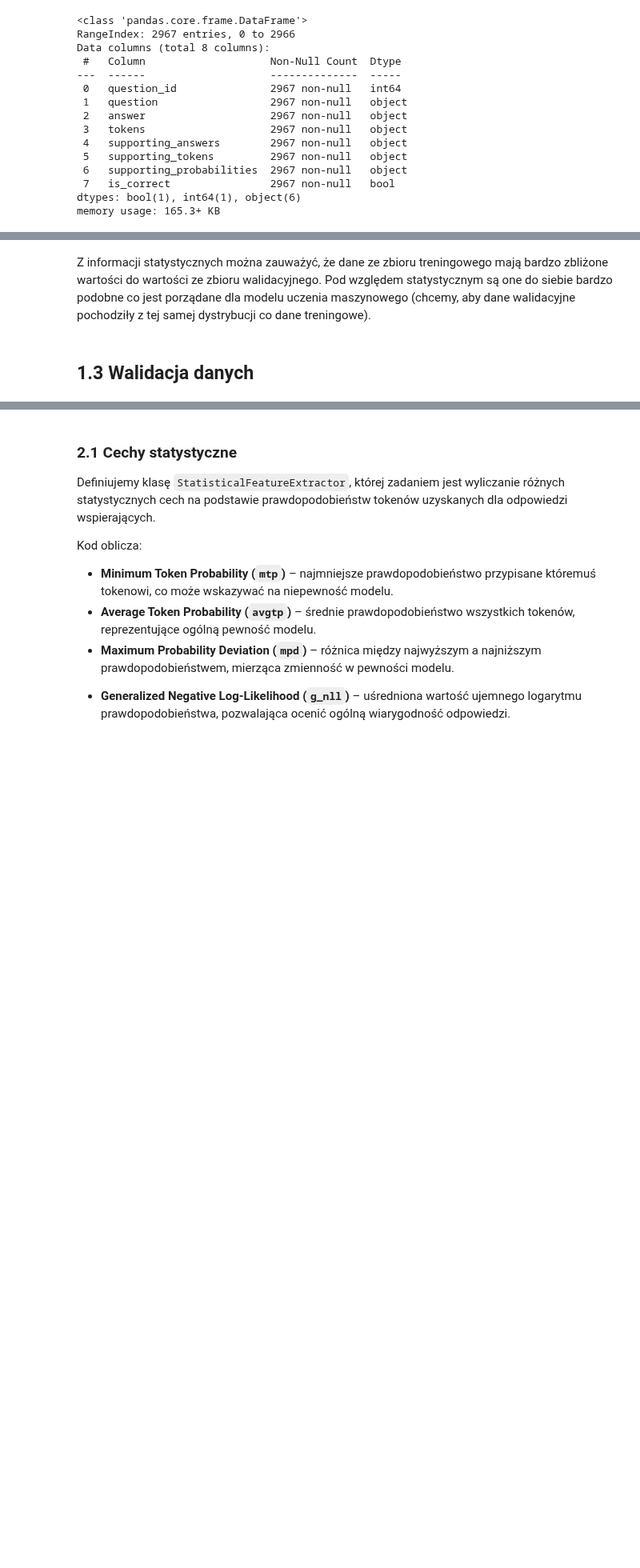
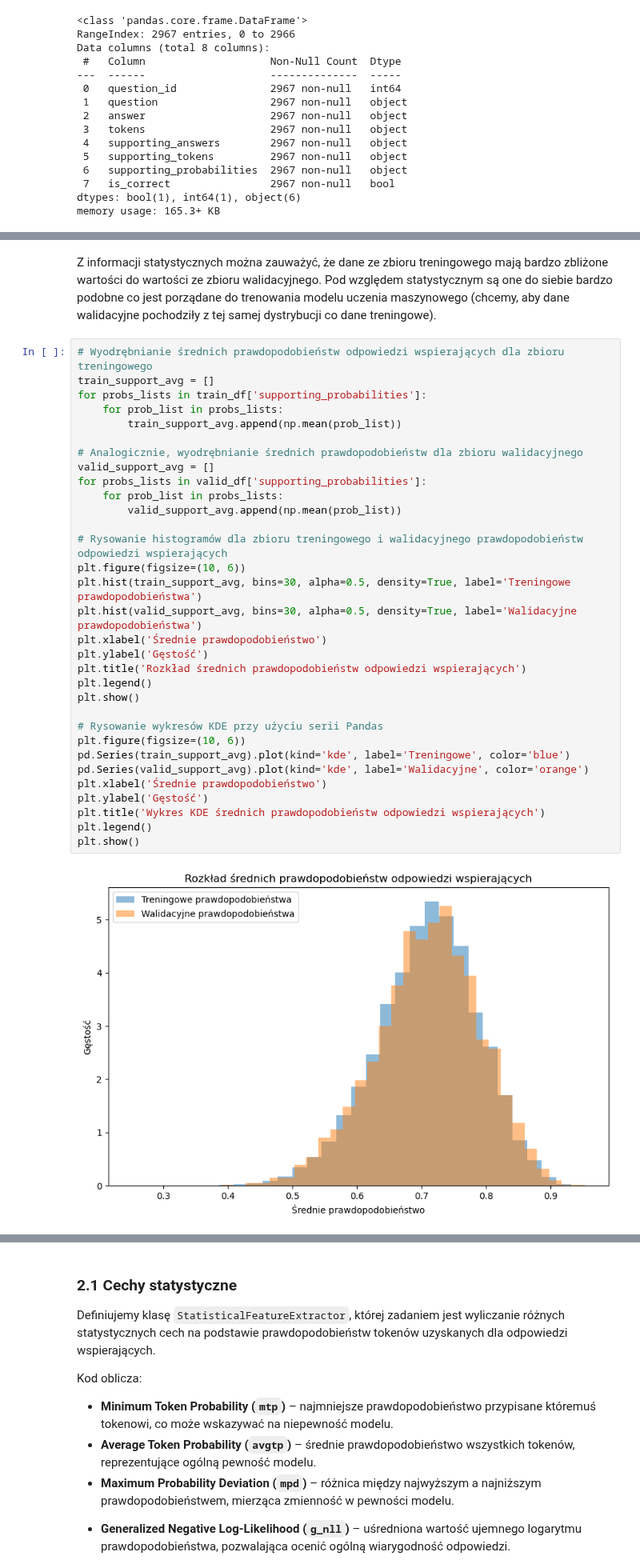
Before and after one commit to OlimpiadaAI/II-OlimpiadaAI, a Jupyter notebook: 1_etap/2_wykrywanie_halucynacji/2_wykrywanie_halucynacji_rozw.ipynb, the cells around one changed output, grey strips where cells are left out. Shown at 80% size. Saved outputs shown, nothing was run; the diff lists cells and outputs as text; blank space fills up the shorter version.

```diff
--- a/1_etap/2_wykrywanie_halucynacji/2_wykrywanie_halucynacji_rozw.ipynb
+++ b/1_etap/2_wykrywanie_halucynacji/2_wykrywanie_halucynacji_rozw.ipynb
@@ -402,4 +394,36 @@ plt.show()
 # %% [markdown]
-Z informacji statystycznych można zauważyć, że dane ze zbioru treningowego mają bardzo zbliżone wartości do wartości ze zbioru walidacyjnego. Pod względem statystycznym są one do siebie bardzo podobne co jest porządane dla modelu uczenia maszynowego (chcemy, aby dane walidacyjne pochodziły z tej samej dystrybucji co dane treningowe).
+Z informacji statystycznych można zauważyć, że dane ze zbioru treningowego mają bardzo zbliżone wartości do wartości ze zbioru walidacyjnego. Pod względem statystycznym są one do siebie bardzo podobne co jest porządane do trenowania modelu uczenia maszynowego (chcemy, aby dane walidacyjne pochodziły z tej samej dystrybucji co dane treningowe).
-# %% [markdown]
-## 1.3 Walidacja danych
+# %%
+# Wyodrębnianie średnich prawdopodobieństw odpowiedzi wspierających dla zbioru treningowego
+train_support_avg = []
+for probs_lists in train_df['supporting_probabilities']:
+    for prob_list in probs_lists:
+        train_support_avg.append(np.mean(prob_list))
+
+# Analogicznie, wyodrębnianie średnich prawdopodobieństw dla zbioru walidacyjnego
+valid_support_avg = []
+for probs_lists in valid_df['supporting_probabilities']:
+    for prob_list in probs_lists:
+        valid_support_avg.append(np.mean(prob_list))
+
+# Rysowanie histogramów dla zbioru treningowego i walidacyjnego prawdopodobieństw odpowiedzi wspierających
+plt.figure(figsize=(10, 6))
+plt.hist(train_support_avg, bins=30, alpha=0.5, density=True, label='Treningowe prawdopodobieństwa')
+plt.hist(valid_support_avg, bins=30, alpha=0.5, density=True, label='Walidacyjne prawdopodobieństwa')
+plt.xlabel('Średnie prawdopodobieństwo')
+plt.ylabel('Gęstość')
+plt.title('Rozkład średnich prawdopodobieństw odpowiedzi wspierających')
+plt.legend()
+plt.show()
+
+# Rysowanie wykresów KDE przy użyciu serii Pandas
+plt.figure(figsize=(10, 6))
+pd.Series(train_support_avg).plot(kind='kde', label='Treningowe', color='blue')
+pd.Series(valid_support_avg).plot(kind='kde', label='Walidacyjne', color='orange')
+plt.xlabel('Średnie prawdopodobieństwo')
+plt.ylabel('Gęstość')
+plt.title('Wykres KDE średnich prawdopodobieństw odpowiedzi wspierających')
+plt.legend()
+plt.show()
+# %% [output]
+[figure, added]
```
Also changed, not shown: parts of 18 cells of this notebook.
